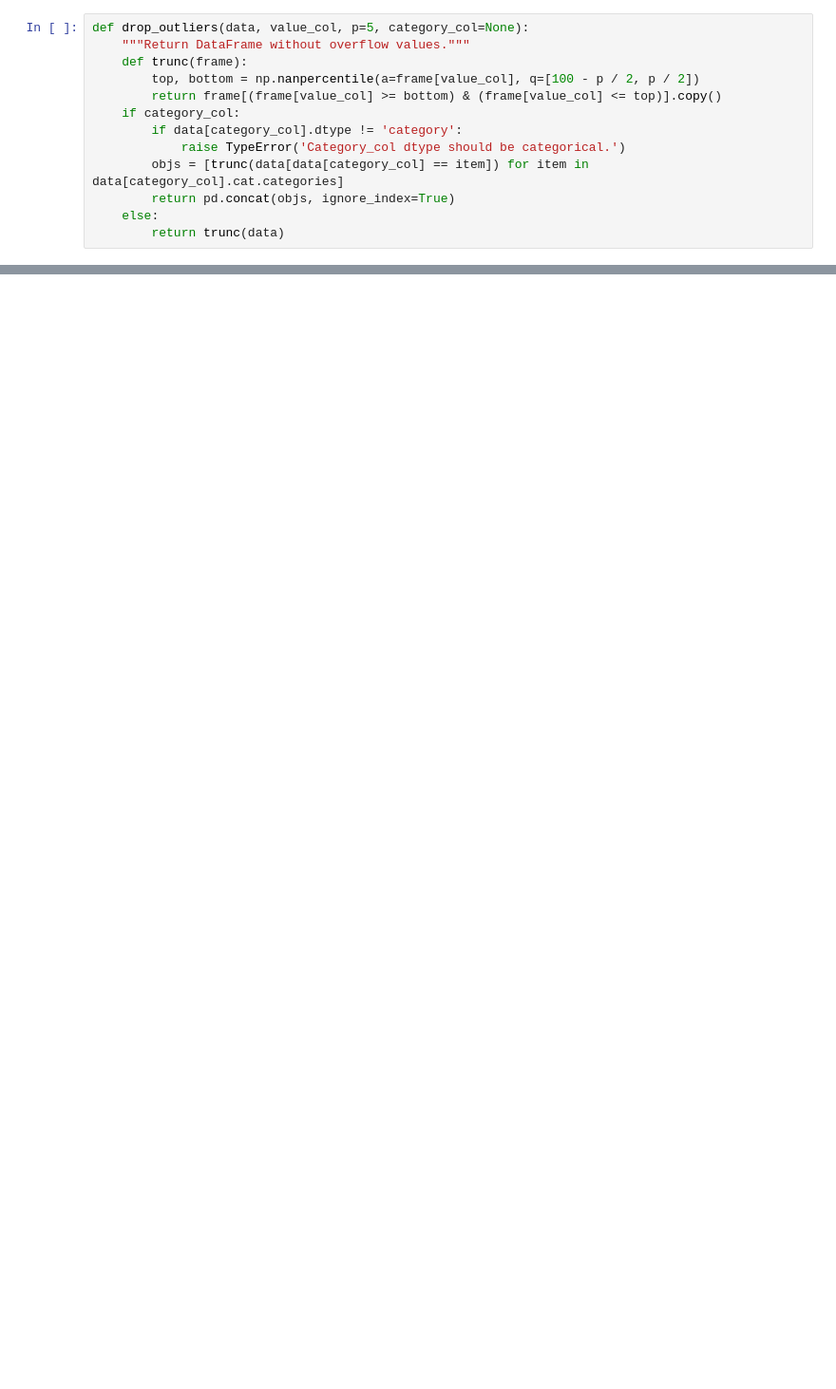
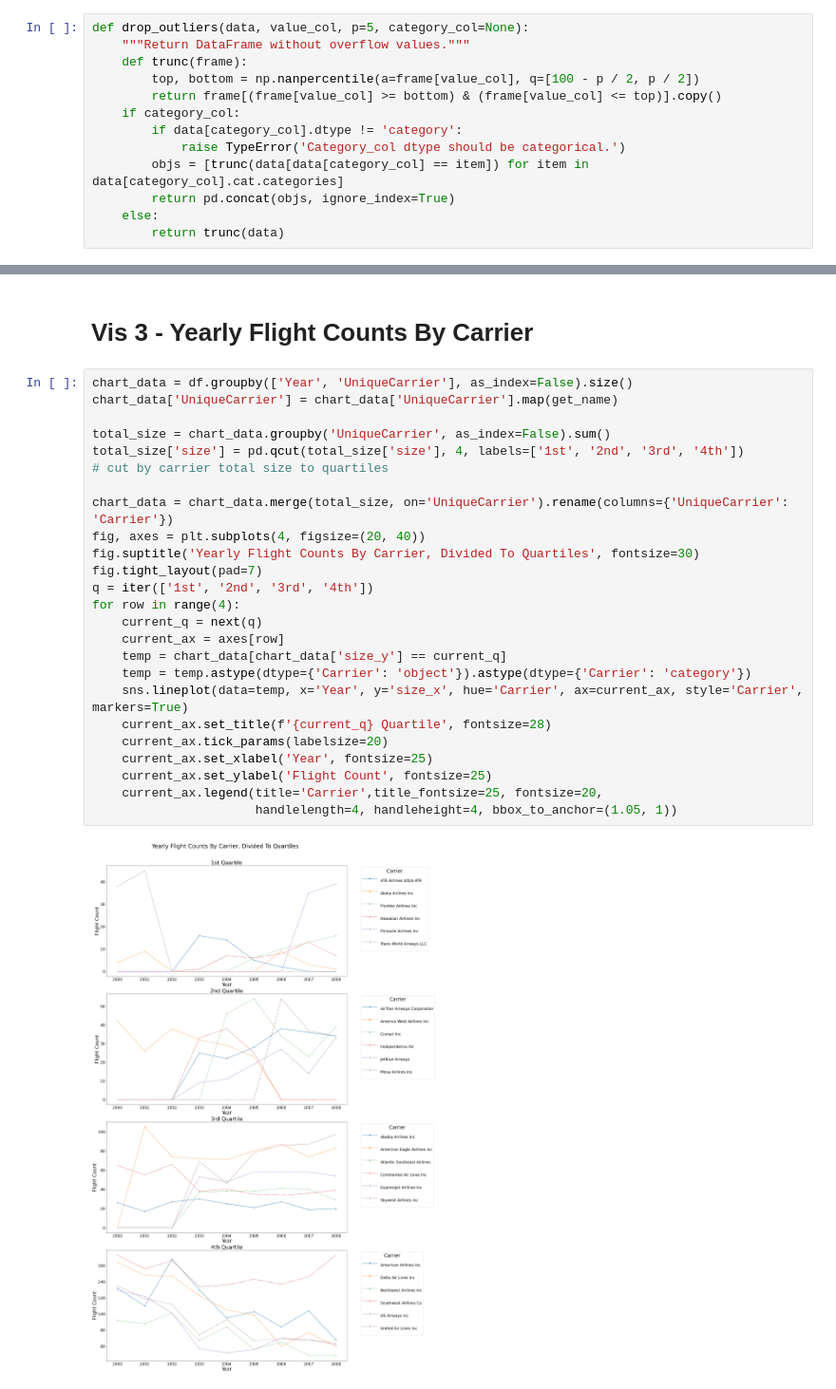
Before and after one commit to nadavoved/another_analysis, a Jupyter notebook: Part_II_notebook.ipynb, the cells around one changed output, grey strips where cells are left out. Shown at 95% size. Saved outputs shown, nothing was run; the diff lists cells and outputs as text; blank space fills up the shorter version.

```diff
--- a/Part_II_notebook.ipynb
+++ b/Part_II_notebook.ipynb
@@ -79,0 +128,29 @@ cbar.ax.tick_params(labelsize=15)
+# %% [markdown]
+# Vis 3 - Yearly Flight Counts By Carrier
+# %%
+chart_data = df.groupby(['Year', 'UniqueCarrier'], as_index=False).size()
+chart_data['UniqueCarrier'] = chart_data['UniqueCarrier'].map(get_name)
+
+total_size = chart_data.groupby('UniqueCarrier', as_index=False).sum()
+total_size['size'] = pd.qcut(total_size['size'], 4, labels=['1st', '2nd', '3rd', '4th'])
+# cut by carrier total size to quartiles
+
+chart_data = chart_data.merge(total_size, on='UniqueCarrier').rename(columns={'UniqueCarrier': 'Carrier'})
+fig, axes = plt.subplots(4, figsize=(20, 40))
+fig.suptitle('Yearly Flight Counts By Carrier, Divided To Quartiles', fontsize=30)
+fig.tight_layout(pad=7)
+q = iter(['1st', '2nd', '3rd', '4th'])
+for row in range(4):
+    current_q = next(q)
+    current_ax = axes[row]
+    temp = chart_data[chart_data['size_y'] == current_q]
+    temp = temp.astype(dtype={'Carrier': 'object'}).astype(dtype={'Carrier': 'category'})
+    sns.lineplot(data=temp, x='Year', y='size_x', hue='Carrier', ax=current_ax, style='Carrier', markers=True)
+    current_ax.set_title(f'{current_q} Quartile', fontsize=28)
+    current_ax.tick_params(labelsize=20)
+    current_ax.set_xlabel('Year', fontsize=25)
+    current_ax.set_ylabel('Flight Count', fontsize=25)
+    current_ax.legend(title='Carrier',title_fontsize=25, fontsize=20,
+                      handlelength=4, handleheight=4, bbox_to_anchor=(1.05, 1))
+# %% [output]
+[figure, added]
```
Also changed, not shown: parts of 10 cells of this notebook, 4 other files.
